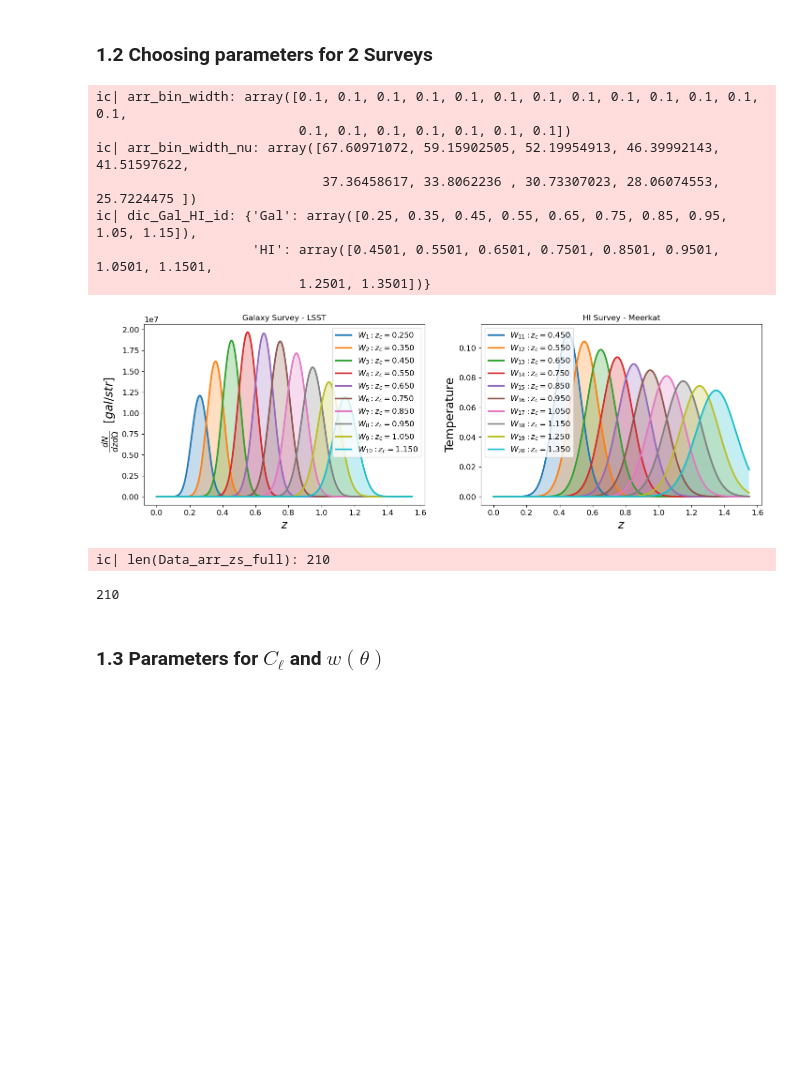
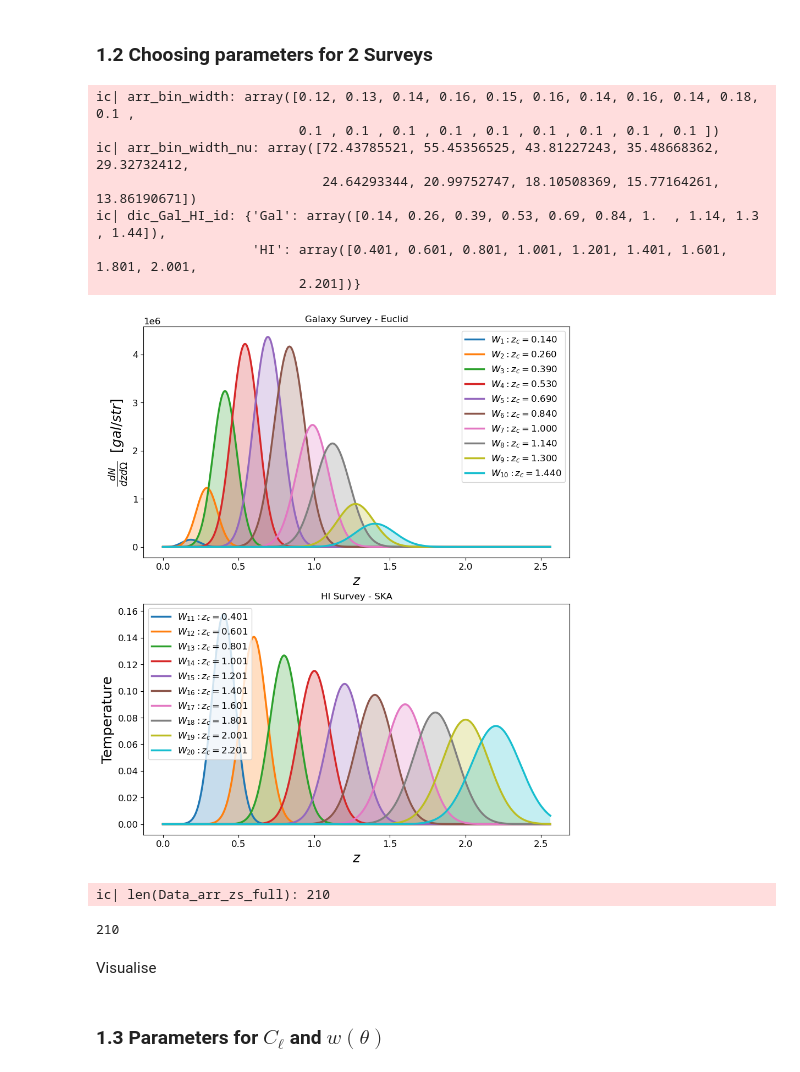
Before and after one commit to GreenTS27/Photo_Surveys-HI_IM-Fisher_Matrix, a Jupyter notebook: Fisher_Matrix_C_ell_vs_w_t.ipynb, the cells around one changed output. Drawn from its saved outputs; the diff is of its cells as text; code cells hidden in the pictures; blank space fills up the shorter version.

```diff
--- a/Fisher_Matrix_C_ell_vs_w_t.ipynb
+++ b/Fisher_Matrix_C_ell_vs_w_t.ipynb
@@ -744,8 +883,8 @@ def pz_LSST_Y10(z, z0):
     return pz
 
 z0_LSST_Y10 = 0.28
-N_gal_LSST_Y10 = 48  # galaxies / redshift / arcmin^2
-N_gal_LSST_Y10_str = N_gal_LSST_Y10 * 1 / (1/60)**2 * 1 / (np.pi/180)**2  # galaxies / redshift / str
+N_gal_LSST_Y10_arcmin = 48  # galaxies / redshift / arcmin^2
+N_gal_LSST_Y10_str = N_gal_LSST_Y10_arcmin * arcmin2_to_str  # galaxies / redshift / str
 ic(N_gal_LSST_Y10_str)
 
 arr_z_central_LSST_Y10 = np.arange(0.25, 1.15+0.1, 0.1)
@@ -753,7 +892,10 @@ ic(arr_z_central_LSST_Y10)
 bin_width_LSST = 0.1
 arr_gal_bias_LSST_Y10 = np.array( [1.376695, 1.451179, 1.528404, 1.607983, 1.689579, 1.772899, 1.857700, 1.943754, 2.030887, 2.118943] )
 
-f_sky_LSST_Y10 = np.around(1/2 * (1 - np.cos( np.radians( np.sqrt(14300)) )), 3 ) # 14300 deg2 max sky coverage
+# f_sky_LSST_Y10 = np.around(1/2 * (1 - np.cos( np.radians( np.sqrt(14300)) )), 3 ) # 14300 deg2 max sky coverage
+area_obs_LSST_Y10 = 14300 # deg^2 max sky coverage
+f_sky_LSST_Y10 = (area_obs_LSST_Y10 * deg2_to_str) / (area_total_sky)
+
 ic(f_sky_LSST_Y10)
 
 
@@ -793,7 +935,10 @@ bin_width_MK = 0.1
 nu_ref = 1420.0 # MHz, frequency of the HI line
 arr_nu_central_MK = nu_ref / (arr_z_central_MK+1)
 
-f_sky_MK = np.around(1/2 * (1 - np.cos( np.radians(np.sqrt(4000)) )), 3 ) # 30000 deg max sky coverage, UHF band, Fonseca 2016
+# f_sky_MK = np.around(1/2 * (1 - np.cos( np.radians(np.sqrt(4000)) )), 3 )
+area_obs_MK = 4000 # deg^2 max sky coverage
+f_sky_MK = (area_obs_MK * deg2_to_str) / (area_total_sky)
+
 ic(f_sky_MK)
 
 
@@ -853,7 +998,9 @@ nu_ref = 1420.0 # MHz, frequency of the HI line
 arr_nu_central_SKA = nu_ref / (arr_z_central_SKA+1)
 ic(arr_nu_central_SKA)
 
-f_sky_SKA = np.around(1/2 * (1 - np.cos( np.radians(np.sqrt(20000) )) ), 3 ) # 20000 deg2 max sky coverage
+# f_sky_SKA = np.around(1/2 * (1 - np.cos( np.radians(np.sqrt(20000) )) ), 3 ) # 20000 deg2 max sky coverage
+area_obs_SKA = 20000 # deg^2 max sky coverage
+f_sky_SKA = (area_obs_SKA * deg2_to_str) / (area_total_sky)
 ic(f_sky_SKA)
 
 
@@ -898,13 +1045,13 @@ ic| f_sky_SKA: np.float64(0.891)
 ### 1.2 Choosing parameters for 2 Surveys
 # %%
 ### Galaxy Surveys
-# Survey_Gal = "Euclid"
+Survey_Gal = "Euclid"
 # Survey_Gal = "DES"
-Survey_Gal = "LSST"
+# Survey_Gal = "LSST"
 
 ### HI Surveys
-Survey_HI = "Meerkat"
-# Survey_HI = "SKA"
+# Survey_HI = "Meerkat"
+Survey_HI = "SKA"
 
 ####################################### Survey parameters ###############################################
 N_bins_Gal = 10
@@ -1028,7 +1175,7 @@ dic_Window  = Window_func_Gal_HI(arr_zs, arr_z_central, z0_value, N_gal_value,
                                 arr_n_gal=arr_ngal_bin, func_pz=func_pz, W_func="W_erf",
                                 dic_Gal_HI_id=dic_Gal_HI_id,
                                 Show_WS=True, Fig_y_unit="gal/str",
-                                Name_Survey_Gal=Survey_Gal, Name_Survey_HI=Survey_HI )
+                                Name_Survey_Gal=Survey_Gal, Name_Survey_HI=Survey_HI, fig_size=(10,12) )
 # Bias values
 dic_gal_bias = {}
 for i, z_c in enumerate(arr_z_central):
@@ -1048,26 +1195,28 @@ Data_arr_zs_full= np.zeros( (int(N_bins_Total*(N_bins_Total+1)/2), 2) )   # The
 count = 0
 for i in range(N_bins_Total):
 
     z_c_i = arr_z_central[i]
     Data_arr_zs_auto[i] = np.array( [z_c_i, z_c_i] )
 
     for j in range( N_bins_Total -i ):
         z_c_j = arr_z_central[i+j]  # We do i+j since we don't want to repeat combinations
         Data_arr_zs_full[count] = np.array( [z_c_i, z_c_j] )
         count+=1
 
 
 # ic(Data_arr_zs_full)
 ic((len(Data_arr_zs_full)))
 # ic((Data_arr_zs_full))
 # %% [output]
-ic| arr_bin_width: array([0.1, 0.1, 0.1, 0.1, 0.1, 0.1, 0.1, 0.1, 0.1, 0.1, 0.1, 0.1, 0.1,
-                          0.1, 0.1, 0.1, 0.1, 0.1, 0.1, 0.1])
-ic| arr_bin_width_nu: array([67.60971072, 59.15902505, 52.19954913, 46.39992143, 41.51597622,
-                             37.36458617, 33.8062236 , 30.73307023, 28.06074553, 25.7224475 ])
-ic| dic_Gal_HI_id: {'Gal': array([0.25, 0.35, 0.45, 0.55, 0.65, 0.75, 0.85, 0.95, 1.05, 1.15]),
-                    'HI': array([0.4501, 0.5501, 0.6501, 0.7501, 0.8501, 0.9501, 1.0501, 1.1501,
-                          1.2501, 1.3501])}
+ic| arr_bin_width: array([0.12, 0.13, 0.14, 0.16, 0.15, 0.16, 0.14, 0.16, 0.14, 0.18, 0.1 ,
+                          0.1 , 0.1 , 0.1 , 0.1 , 0.1 , 0.1 , 0.1 , 0.1 , 0.1 ])
+ic| arr_bin_width_nu: array([72.43785521, 55.45356525, 43.81227243, 35.48668362, 29.32732412,
+                             24.64293344, 20.99752747, 18.10508369, 15.77164261, 13.86190671])
+ic| dic_Gal_HI_id: {'Gal': array([0.14, 0.26, 0.39, 0.53, 0.69, 0.84, 1.  , 1.14, 1.3 , 1.44]),
+                    'HI': array([0.401, 0.601, 0.801, 1.001, 1.201, 1.401, 1.601, 1.801, 2.001,
+                          2.201])}
-[figure, old version]
+[figure, new version]
 ic| len(Data_arr_zs_full): 210
 210
+# %% [markdown]
+Visualise
```
Also changed, not shown: parts of 16 cells of this notebook.
